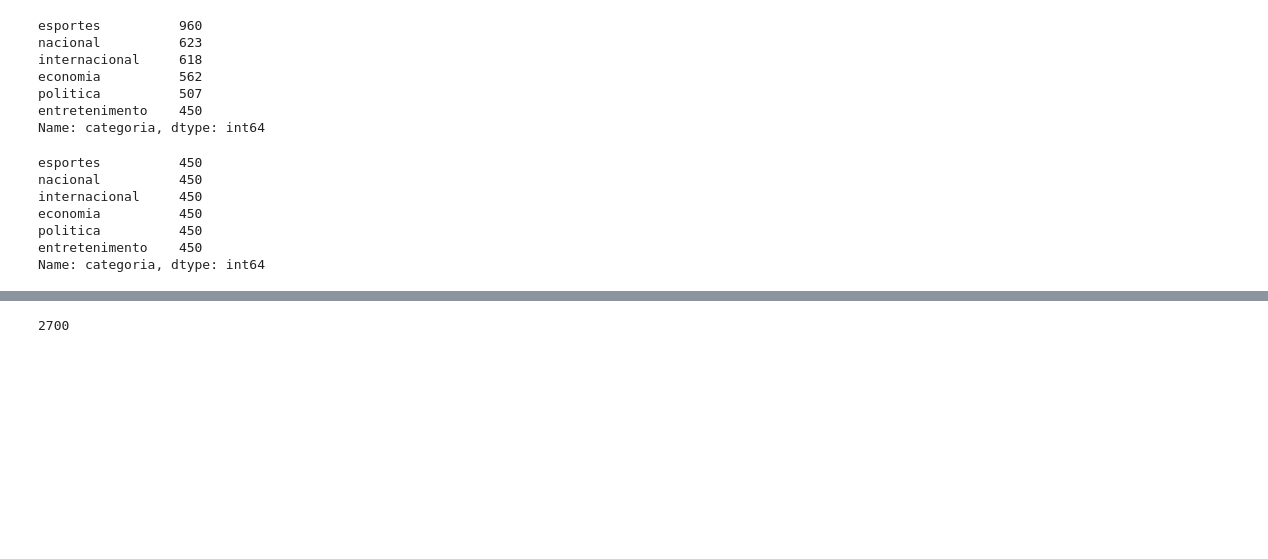
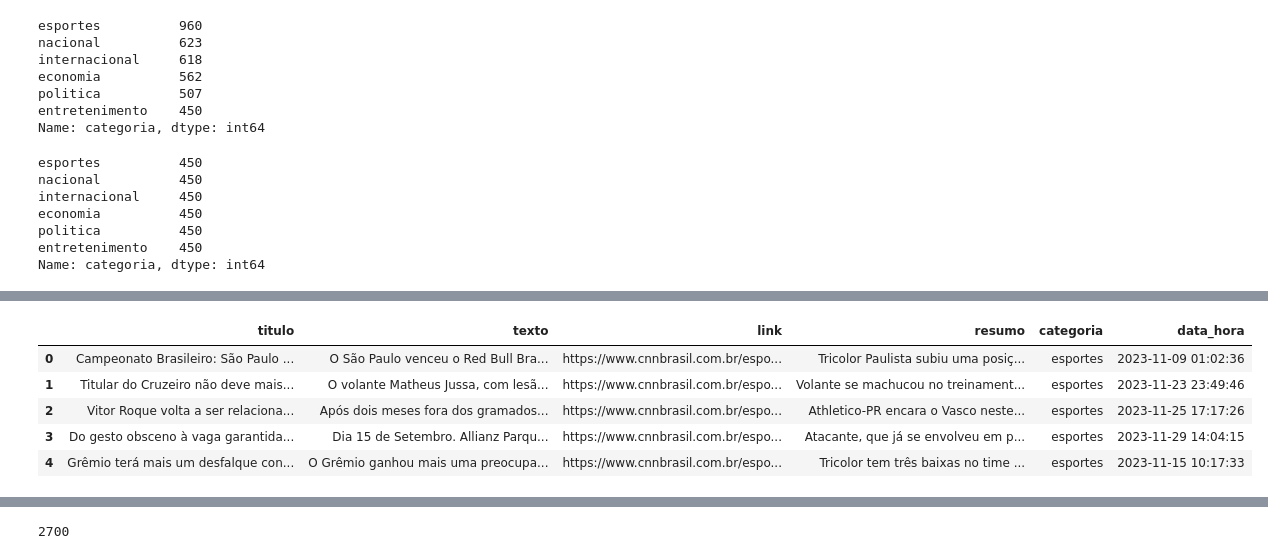
Before and after one commit to BiancaNCoelho/NLP, a Jupyter notebook: T01/Trabalho1.ipynb, the cells around one changed output, grey strips where cells are left out. Saved outputs shown, nothing was run; the diff lists cells and outputs as text; code cells hidden in the pictures; blank space fills up the shorter version.

```diff
--- a/T01/Trabalho1.ipynb
+++ b/T01/Trabalho1.ipynb
@@ -104,0 +105,12 @@ df_balanceado.head(5)
+# %%
+df_balanceado2 = df_balanceado.copy()
+df_balanceado3 = df_balanceado.copy()
+# %%
+df_balanceado2.head()
+# %% [output]
+|  | titulo | texto | link | resumo | categoria | data_hora |
+| 0 | Campeonato Brasileiro: São Paulo ... | O São Paulo venceu o Red Bull Bra... | https://www.cnnbrasil.com.br/espo... | Tricolor Paulista subiu uma posiç... | esportes | 2023-11-09 01:02:36 |
+| 1 | Titular do Cruzeiro não deve mais... | O volante Matheus Jussa, com lesã... | https://www.cnnbrasil.com.br/espo... | Volante se machucou no treinament... | esportes | 2023-11-23 23:49:46 |
+| 2 | Vitor Roque volta a ser relaciona... | Após dois meses fora dos gramados... | https://www.cnnbrasil.com.br/espo... | Athletico-PR encara o Vasco neste... | esportes | 2023-11-25 17:17:26 |
+| 3 | Do gesto obsceno à vaga garantida... | Dia 15 de Setembro. Allianz Parqu... | https://www.cnnbrasil.com.br/espo... | Atacante, que já se envolveu em p... | esportes | 2023-11-29 14:04:15 |
+| 4 | Grêmio terá mais um desfalque con... | O Grêmio ganhou mais uma preocupa... | https://www.cnnbrasil.com.br/espo... | Tricolor tem três baixas no time ... | esportes | 2023-11-15 10:17:33 |
```
Also changed, not shown: parts of 32 cells of this notebook.
